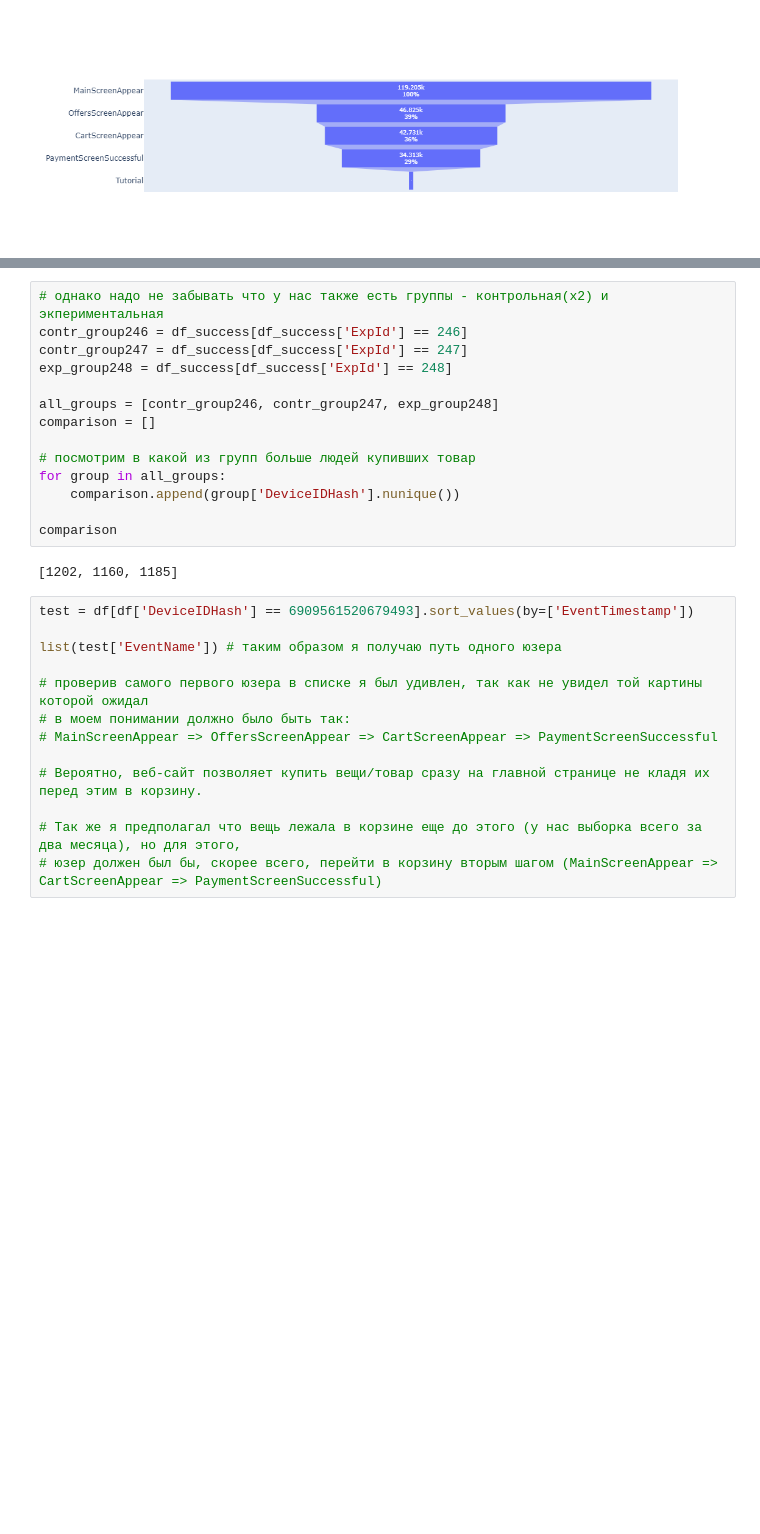
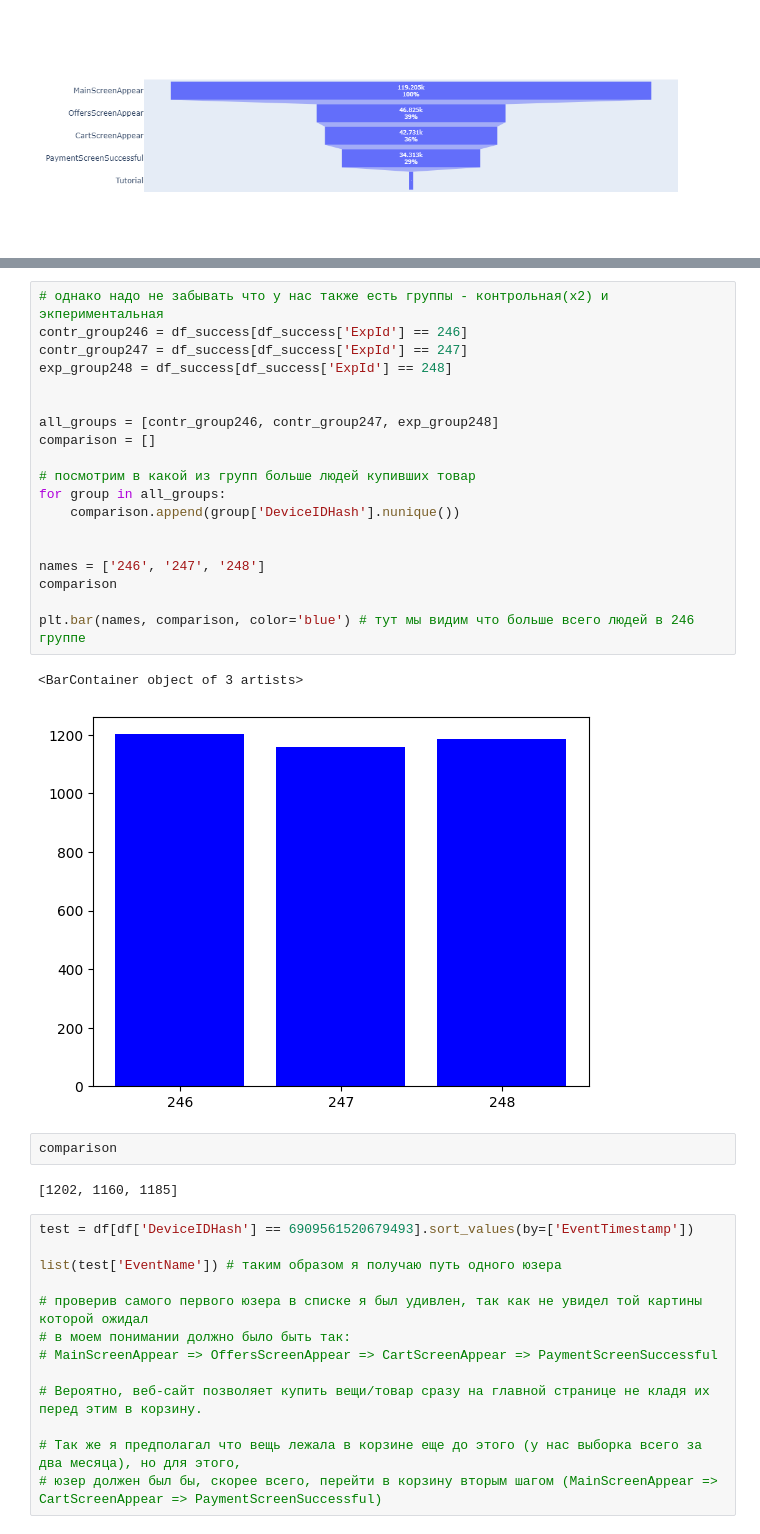
Before and after one commit to gleb-pan/data-analytics-decode, a Jupyter notebook: Submissions/Mini-project.ipynb, the cells around one changed output, grey strips where cells are left out. Saved outputs shown, nothing was run; the diff lists cells and outputs as text; blank space fills up the shorter version.

```diff
--- a/Submissions/Mini-project.ipynb
+++ b/Submissions/Mini-project.ipynb
@@ -255,19 +252,29 @@ users_paid
 # %%
 # однако надо не забывать что у нас также есть группы - контрольная(х2) и экпериментальная
 contr_group246 = df_success[df_success['ExpId'] == 246]
 contr_group247 = df_success[df_success['ExpId'] == 247]
 exp_group248 = df_success[df_success['ExpId'] == 248]
+
 
 all_groups = [contr_group246, contr_group247, exp_group248]
 comparison = []
 
 # посмотрим в какой из групп больше людей купивших товар
 for group in all_groups:
     comparison.append(group['DeviceIDHash'].nunique())
 
+
+names = ['246', '247', '248']
 comparison
+
+plt.bar(names, comparison, color='blue') # тут мы видим что больше всего людей в 246 группе
 # %% [output]
-[1202, 1160, 1185]
+<BarContainer object of 3 artists>
+[figure, added]
+# %%
+comparison
+# %% [output]
+[1202, 1160, 1185]
 # %%
 test = df[df['DeviceIDHash'] == 6909561520679493].sort_values(by=['EventTimestamp'])
 
```
Also changed, not shown: parts of 8 cells of this notebook, 1 other file.
